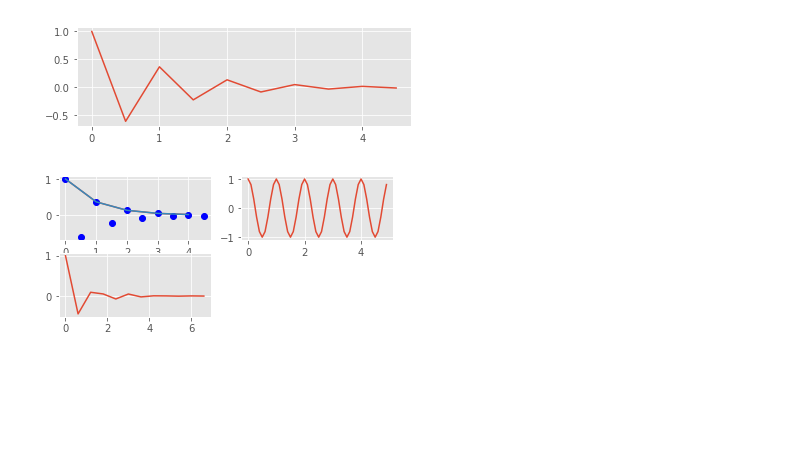
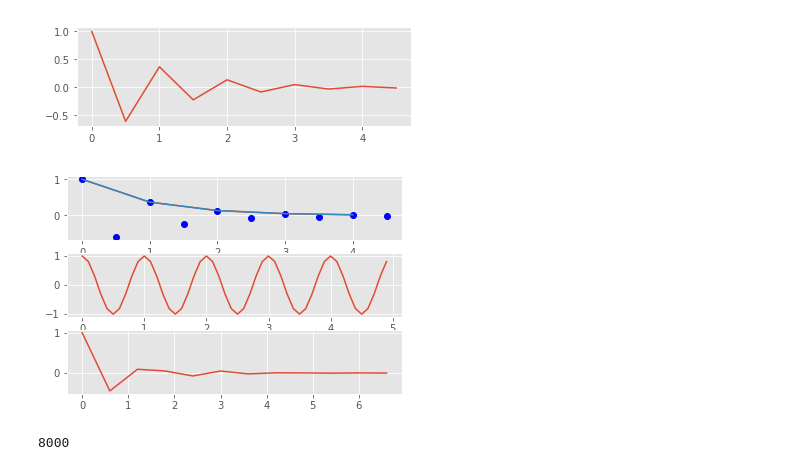
Before and after one commit to Joby2Code/NYC-Crime, a Jupyter notebook: data-trends/plot_poc.ipynb, the cells around one changed output. Saved outputs shown, nothing was run; the diff lists cells and outputs as text; code cells hidden in the pictures; blank space fills up the shorter version.

```diff
--- a/data-trends/plot_poc.ipynb
+++ b/data-trends/plot_poc.ipynb
@@ -84,29 +84,41 @@ plt.show()
 # %%
 #Handling multiple plots
 import matplotlib.pyplot as plt
 import numpy as np
 
 def f(t):
     return np.exp(-t) * np.cos(2*np.pi*t)
 
 t1=np.arange(0.0,5,0.5)
 t2=np.arange(0.0,5,1)
 
 t3=np.arange(0.0,5,0.1)
 t4=np.arange(0.0,7,0.6)
 
-plt.subplot(321)
+plt.subplot(311)
 plt.plot(t2,f(t2))
 plt.plot(t1,f(t1),'bo',t2,f(t2))
 
-plt.subplot(322)
+plt.subplot(312)
 plt.plot(t3,np.cos(2*np.pi*t3))
 
-plt.subplot(323)
+plt.subplot(313)
 plt.plot(t4,f(t4))
 
 
 
 plt.show()
 # %% [output]
-[figure, old version]
+[figure, new version]
+# %%
+# Numpy Tutorials
+
+import numpy as np
+import time
+import sys
+
+a=np.array([1,2,3])
+s= np.arange(1000)
+print(s.size*s.itemsize)
+# %% [output]
+8000
```
